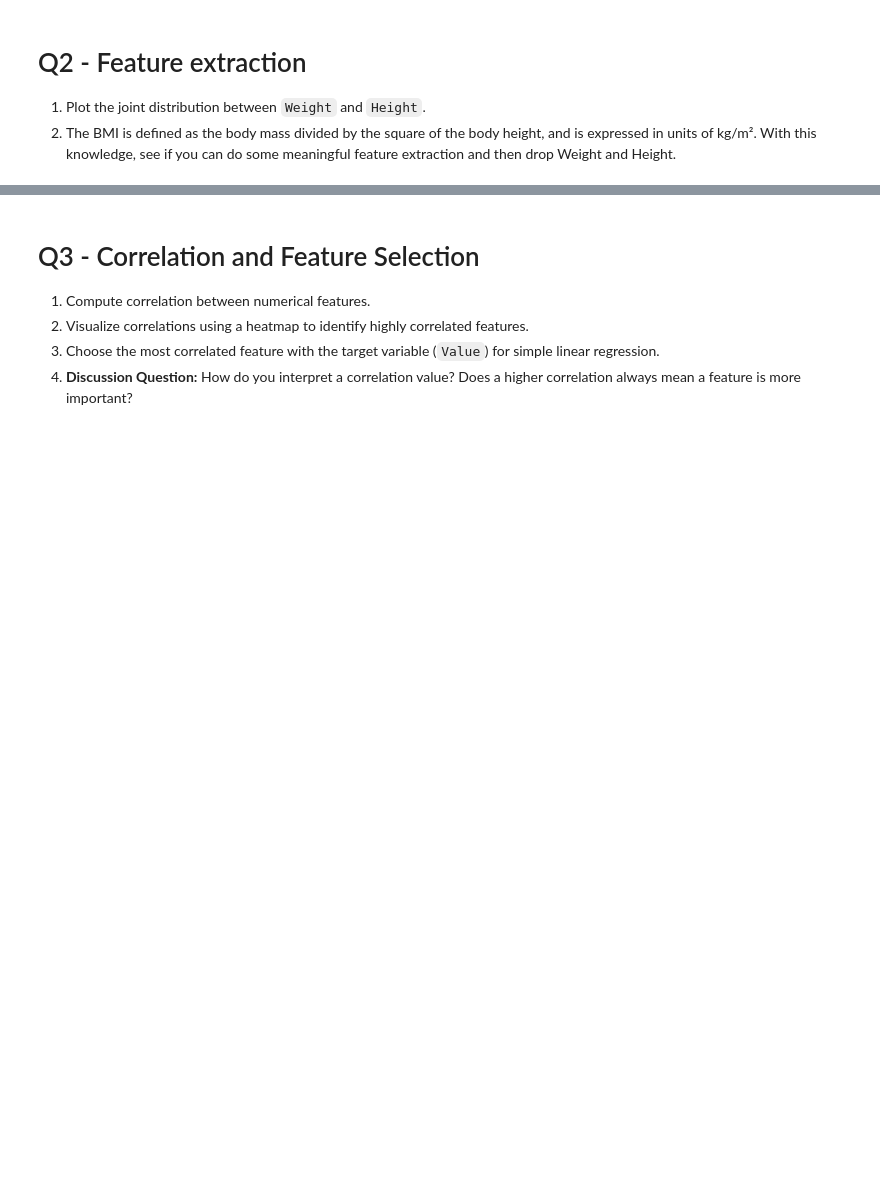
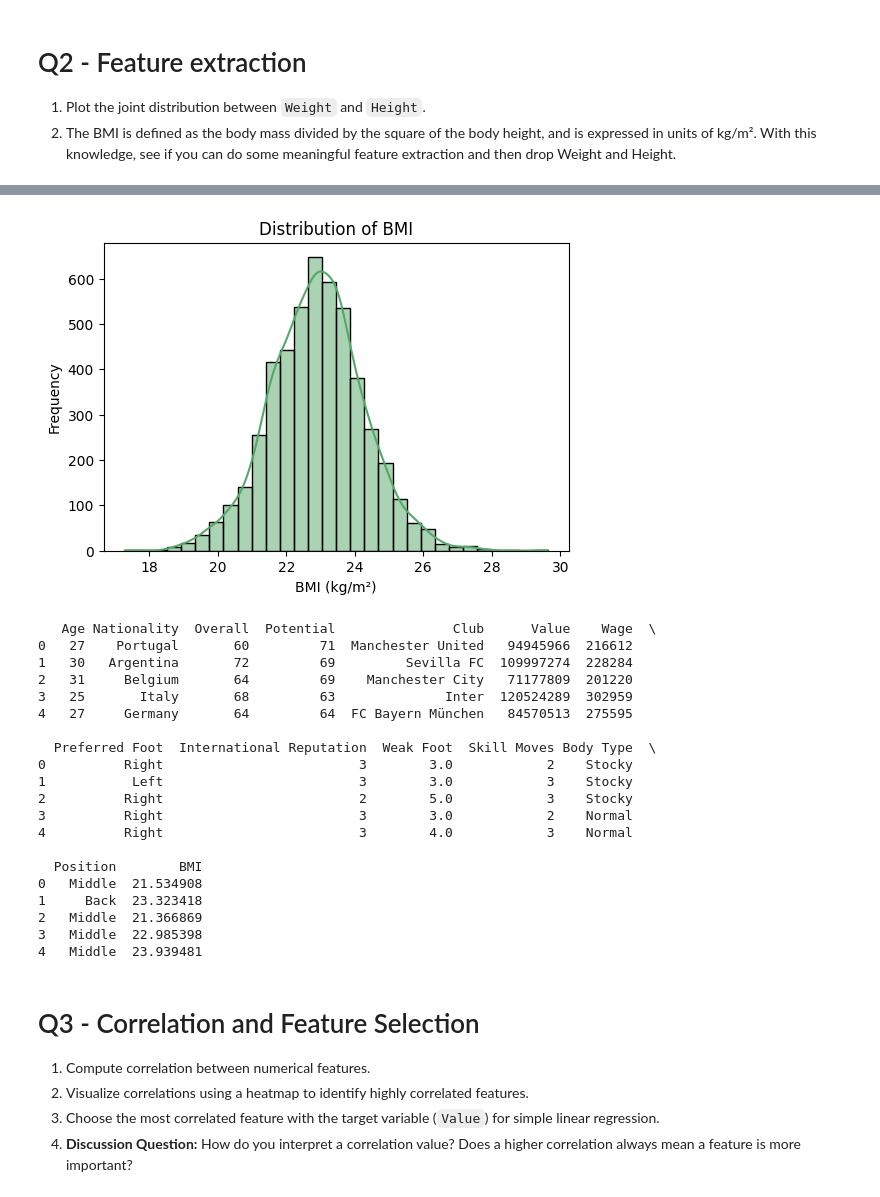
Before and after one commit to issarmank/ds3000-assignment1-linear-regression, a Jupyter notebook: Assignment 1_Linear Regression.ipynb, the cells around one changed output, grey strips where cells are left out. Drawn from its saved outputs; the diff is of its cells as text; code cells hidden in the pictures; blank space fills up the shorter version.

```diff
--- a/Assignment 1_Linear Regression.ipynb
+++ b/Assignment 1_Linear Regression.ipynb
@@ -129,5 +136,39 @@ plt.show()
 # %%
 # Answer to Q2.2
+df['Height_m'] = df['Height'] / 100
+df['BMI'] = df['Weight'] / (df['Height_m'] ** 2)
+
+plt.figure(figsize=(6,4))
+sns.histplot(df["BMI"].dropna(), bins=30, kde=True, color="#55A868")
+plt.title("Distribution of BMI")
+plt.xlabel("BMI (kg/m²)")
+plt.ylabel("Frequency")
+plt.show()
+
+df = df.drop(columns=['Height_m', 'Height', 'Weight'])
+print(df.head())
+# %% [output]
+[figure, added]
+   Age Nationality  Overall  Potential               Club      Value    Wage  \
+0   27    Portugal       60         71  Manchester United   94945966  216612
+1   30   Argentina       72         69         Sevilla FC  109997274  228284
+2   31     Belgium       64         69    Manchester City   71177809  201220
+3   25       Italy       68         63              Inter  120524289  302959
+4   27     Germany       64         64  FC Bayern München   84570513  275595
+
+  Preferred Foot  International Reputation  Weak Foot  Skill Moves Body Type  \
+0          Right                         3        3.0            2    Stocky
+1           Left                         3        3.0            3    Stocky
+2          Right                         2        5.0            3    Stocky
+3          Right                         3        3.0            2    Normal
+4          Right                         3        4.0            3    Normal
+
+  Position        BMI
+0   Middle  21.534908
+1     Back  23.323418
+2   Middle  21.366869
+3   Middle  22.985398
+4   Middle  23.939481
 # %% [markdown]
 # Q3 - Correlation and Feature Selection
 
```
Also changed, not shown: parts of 1 cell of this notebook.
